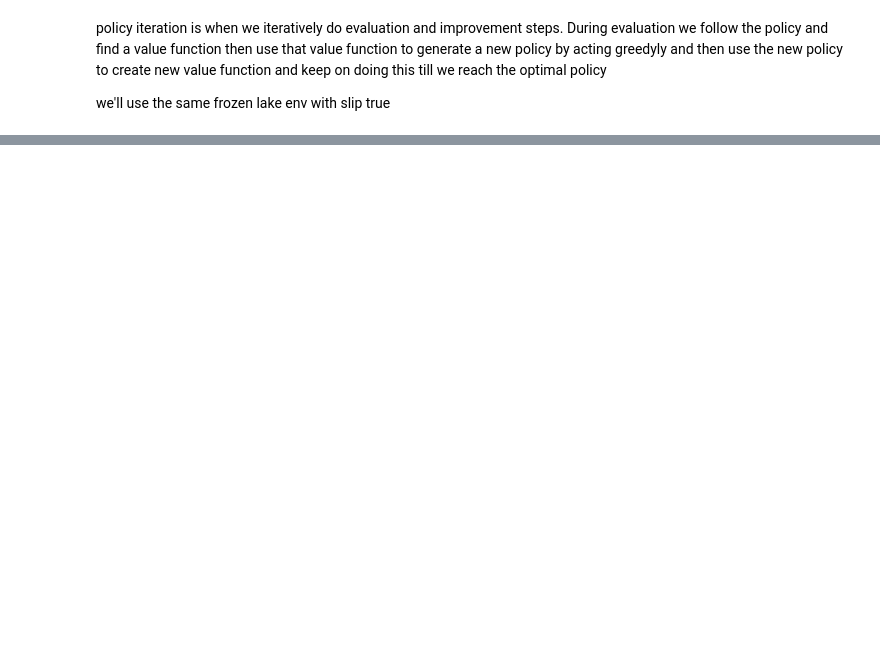
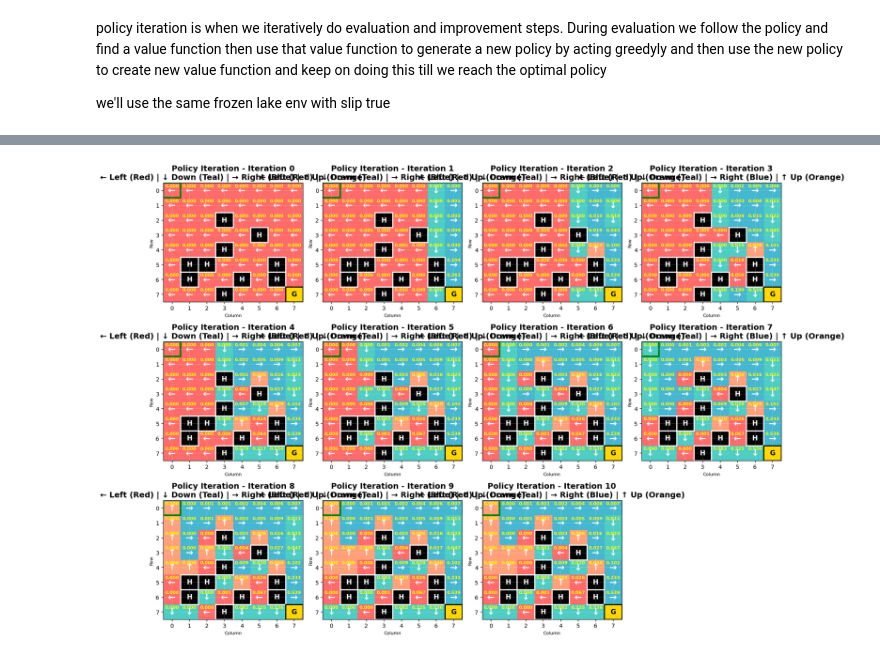
Before and after one commit to robintomar1/rl_workspace, a Jupyter notebook: classic_control/frozen_lake_policy_iteration.ipynb, the cells around one changed output, grey strips where cells are left out. Cells and saved outputs as stored; diff of their text form; code cells hidden in the pictures; blank space fills up the shorter version.

```diff
--- a/classic_control/frozen_lake_policy_iteration.ipynb
+++ b/classic_control/frozen_lake_policy_iteration.ipynb
@@ -133,0 +228,88 @@ iteration number : 10
+# %%
+# Alternative implementation: Save policy history and visualize all at once
+import gymnasium as gym
+import numpy as np
+import matplotlib.pyplot as plt
+
+env = gym.make("FrozenLake-v1", map_name="8x8")
+num_states = env.observation_space.n
+num_actions = env.action_space.n
+V_s = np.zeros(num_states)
+pi = np.zeros(num_states, dtype=int)
+
+epsilon = 0.000001
+gamma = 0.8
+iteration = 0
+P = env.unwrapped.P
+
+# Store policy and value history for visualization
+policy_history = [pi.copy()]
+value_history = [V_s.copy()]
+
+while True:
+    # Policy Evaluation
+    while True:
+        delta = 0
+        for s in range(num_states):
+            v_old = V_s[s]
+            a = pi[s]
+            env_dynamics = P[s][a]
+            v_new = 0
+            for prob, next_state, reward, terminated in env_dynamics:
+                next_value = 0 if terminated else V_s[next_state]
+                v_new += prob * (reward + gamma * next_value)
+            V_s[s] = v_new
+            delta = max(delta, abs(v_old - V_s[s]))
+        if delta < epsilon:
+            break
+
+    # Policy Improvement
+    old_policy = pi.copy()
+    action_values = np.zeros(num_actions)
+
+    for s in range(num_states):
+        action_values.fill(0)
+        for a in range(num_actions):
+            for prob, next_state, reward, terminated in P[s][a]:
+                next_value = 0 if terminated else V_s[next_state]
+                action_values[a] += prob * (reward + gamma * next_value)
+        pi[s] = np.argmax(action_values)
+
+    # Save current state
+    policy_history.append(pi.copy())
+    value_history.append(V_s.copy())
+
+    policy_stable = np.array_equal(old_policy, pi)
+    iteration += 1
+    print(f"Iteration {iteration}: Policy {'stable' if policy_stable else 'changed'}")
+
+    if policy_stable:
+        print(f"Policy converged after {iteration} iterations!")
+        break
+
+# Visualize all iterations in a grid
+n_iterations = len(policy_history)
+n_cols = min(4, n_iterations)  # Show max 4 columns
+n_rows = (n_iterations + n_cols - 1) // n_cols
+
+fig, axes = plt.subplots(n_rows, n_cols, figsize=(4*n_cols, 4*n_rows))
+if n_iterations == 1:
+    axes = [axes]
+else:
+    axes = axes.flatten()
+
+for idx, (policy, values) in enumerate(zip(policy_history, value_history)):
+    if idx < len(axes):
+        visualize_policy(env, policy, values, iteration=idx, ax=axes[idx])
+
+# Hide unused subplots
+for idx in range(n_iterations, len(axes)):
+    axes[idx].axis('off')
+
+plt.tight_layout()
+plt.show()
+
+print(f"\nTotal iterations: {iteration}")
+print(f"Final value function (first 16 states):\n{V_s[:16]}")
+print(f"\nFinal policy (first 16 states):\n{pi[:16]}")
+# %% [output]
@@ -133,0 +327 @@ iteration number : 10
+[figure, added]
```
Also changed, not shown: parts of 7 cells of this notebook, 1 other file.
